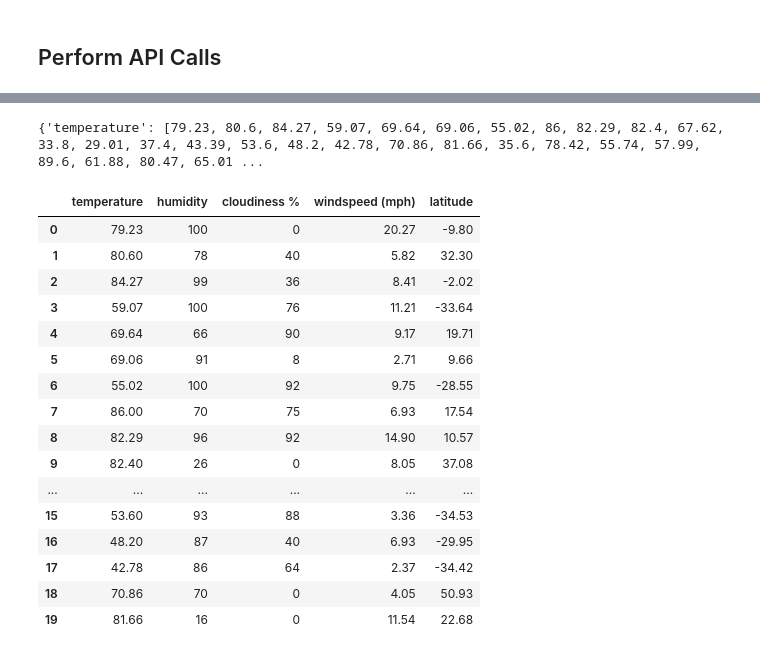
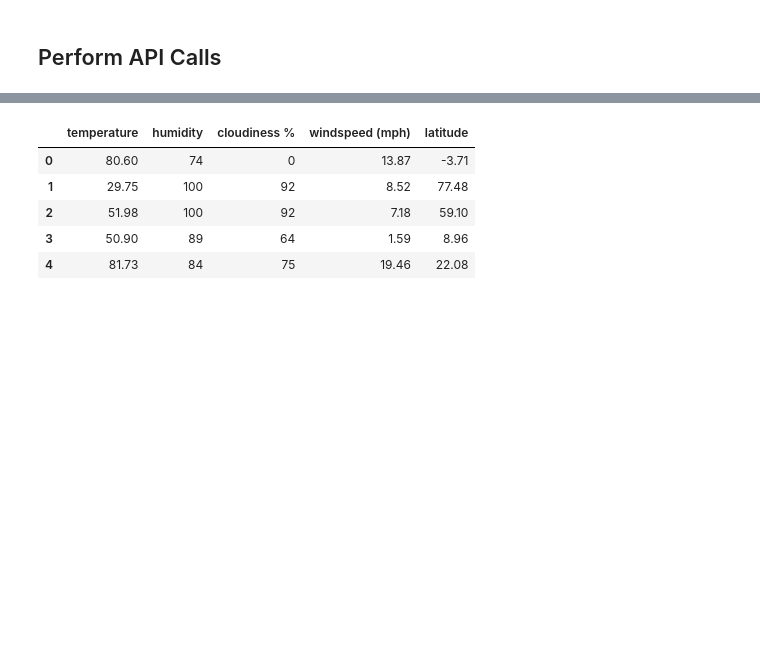
Before and after one commit to ralfsantacruz/OpenWeatherAPI, a Jupyter notebook: starter_code/WeatherPy.ipynb, the cells around one changed output, grey strips where cells are left out. Cells and saved outputs as stored; diff of their text form; code cells hidden in the pictures; blank space fills up the shorter version.

```diff
--- a/starter_code/WeatherPy.ipynb
+++ b/starter_code/WeatherPy.ipynb
@@ -100,31 +100,18 @@ API Call #599: Adding Cedar City's information to the dataframe...
 # %%
 # Checks to see if the dictionary was built
-print(dictionary)
+# print(dictionary)
-# %% [output]
-{'temperature': [79.23, 80.6, 84.27, 59.07, 69.64, 69.06, 55.02, 86, 82.29, 82.4, 67.62, 33.8, 29.01, 37.4, 43.39, 53.6, 48.2, 42.78, 70.86, 81.66, 35.6, 78.42, 55.74, 57.99, 89.6, 61.88, 80.47, 65.01 ...
 # %%
 # Stores information as a dataframe
 
 df = pd.DataFrame(dictionary)
-df.head(20)
+df.head()
 # %% [output]
 |  | temperature | humidity | cloudiness % | windspeed (mph) | latitude |
-| 0 | 79.23 | 100 | 0 | 20.27 | -9.80 |
-| 1 | 80.60 | 78 | 40 | 5.82 | 32.30 |
-| 2 | 84.27 | 99 | 36 | 8.41 | -2.02 |
-| 3 | 59.07 | 100 | 76 | 11.21 | -33.64 |
-| 4 | 69.64 | 66 | 90 | 9.17 | 19.71 |
-| 5 | 69.06 | 91 | 8 | 2.71 | 9.66 |
-| 6 | 55.02 | 100 | 92 | 9.75 | -28.55 |
-| 7 | 86.00 | 70 | 75 | 6.93 | 17.54 |
-| 8 | 82.29 | 96 | 92 | 14.90 | 10.57 |
-| 9 | 82.40 | 26 | 0 | 8.05 | 37.08 |
-| ... | ... | ... | ... | ... | ... |
-| 15 | 53.60 | 93 | 88 | 3.36 | -34.53 |
-| 16 | 48.20 | 87 | 40 | 6.93 | -29.95 |
-| 17 | 42.78 | 86 | 64 | 2.37 | -34.42 |
-| 18 | 70.86 | 70 | 0 | 4.05 | 50.93 |
-| 19 | 81.66 | 16 | 0 | 11.54 | 22.68 |
+| 0 | 80.60 | 74 | 0 | 13.87 | -3.71 |
+| 1 | 29.75 | 100 | 92 | 8.52 | 77.48 |
+| 2 | 51.98 | 100 | 92 | 7.18 | 59.10 |
+| 3 | 50.90 | 89 | 64 | 1.59 | 8.96 |
+| 4 | 81.73 | 84 | 75 | 19.46 | 22.08 |
 # %%
 plt.scatter(df['latitude'], df['temperature'])
 plt.xlabel('Latitude')
```
Also changed, not shown: parts of 7 cells of this notebook.
